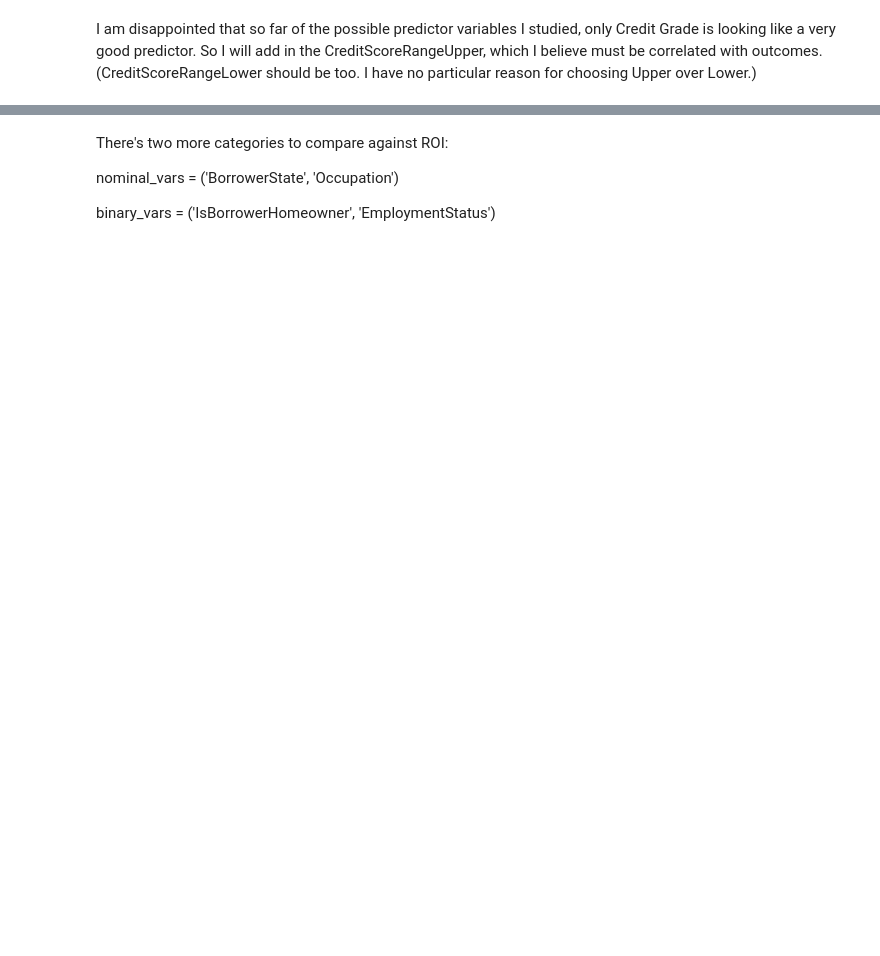
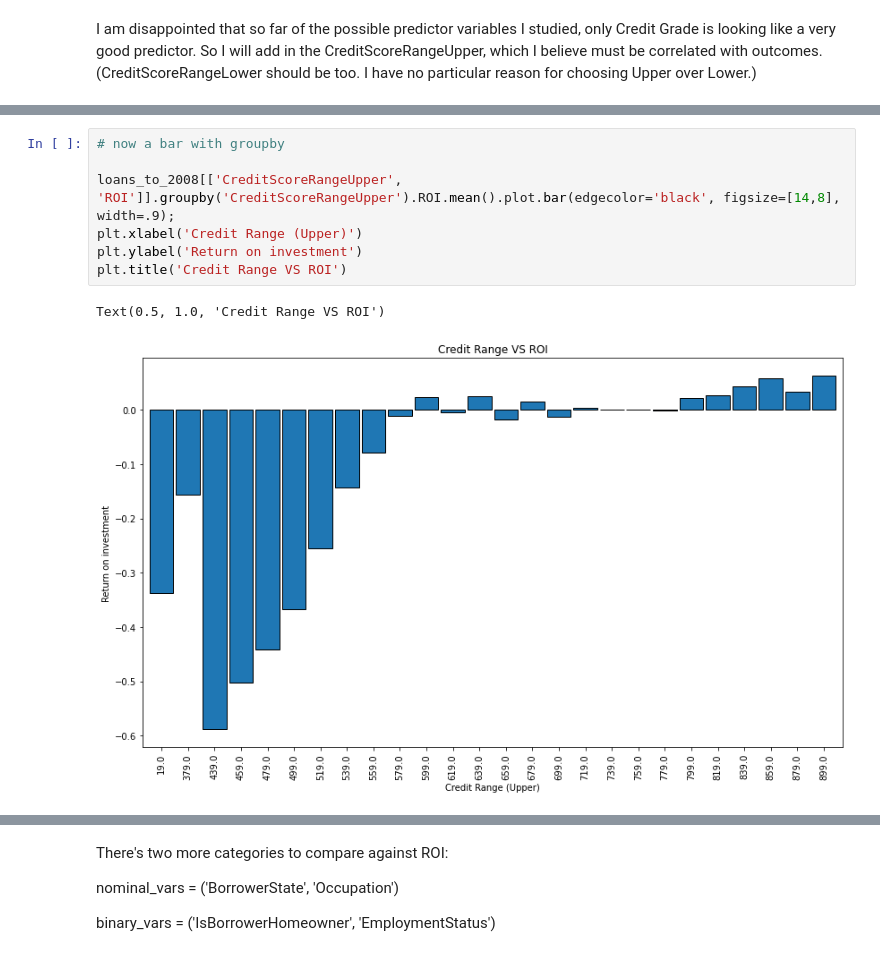
Before and after one commit to werdnamac/prosperloans, a Jupyter notebook: loan_exploration1.ipynb, the cells around one changed output, grey strips where cells are left out. Saved outputs shown, nothing was run; the diff lists cells and outputs as text; blank space fills up the shorter version.

```diff
--- a/loan_exploration1.ipynb
+++ b/loan_exploration1.ipynb
@@ -2084,0 +2129,10 @@ Text(0.5, 1.0, 'Credit Range VS ROI')
+# %%
+# now a bar with groupby
+
+loans_to_2008[['CreditScoreRangeUpper', 'ROI']].groupby('CreditScoreRangeUpper').ROI.mean().plot.bar(edgecolor='black', figsize=[14,8], width=.9);
+plt.xlabel('Credit Range (Upper)')
+plt.ylabel('Return on investment')
+plt.title('Credit Range VS ROI')
+# %% [output]
+Text(0.5, 1.0, 'Credit Range VS ROI')
+[figure, added]
```
Also changed, not shown: parts of 24 cells of this notebook.
